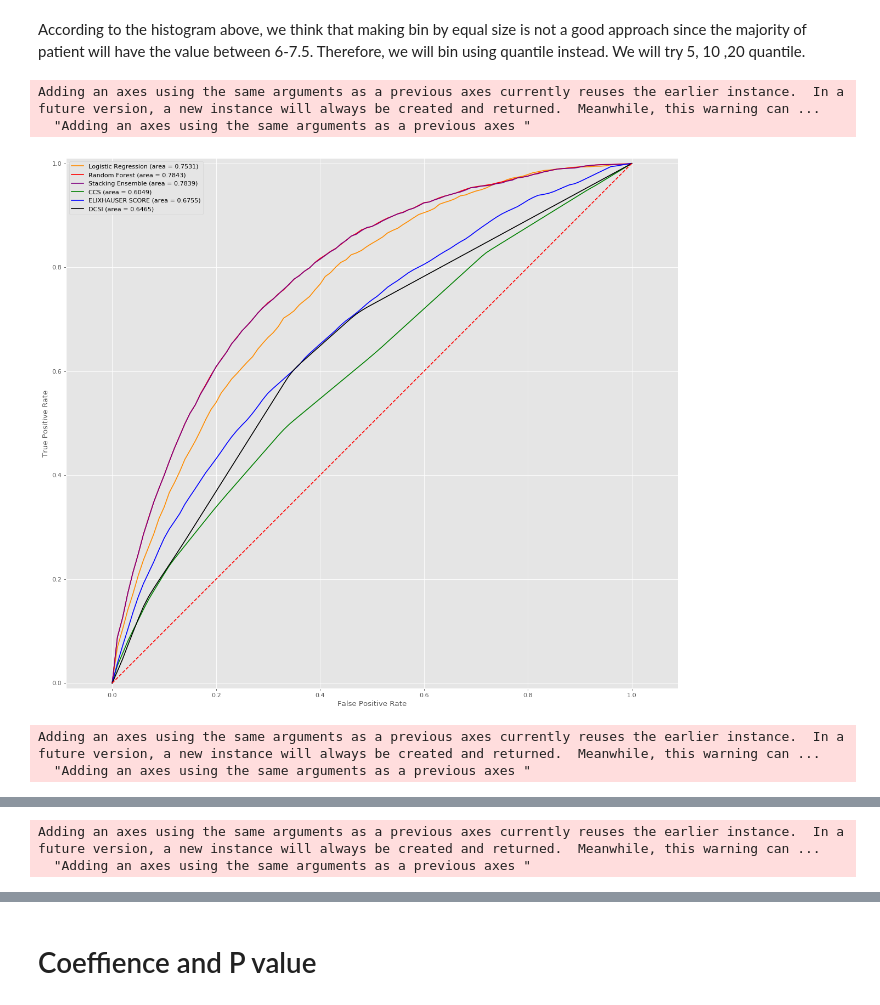
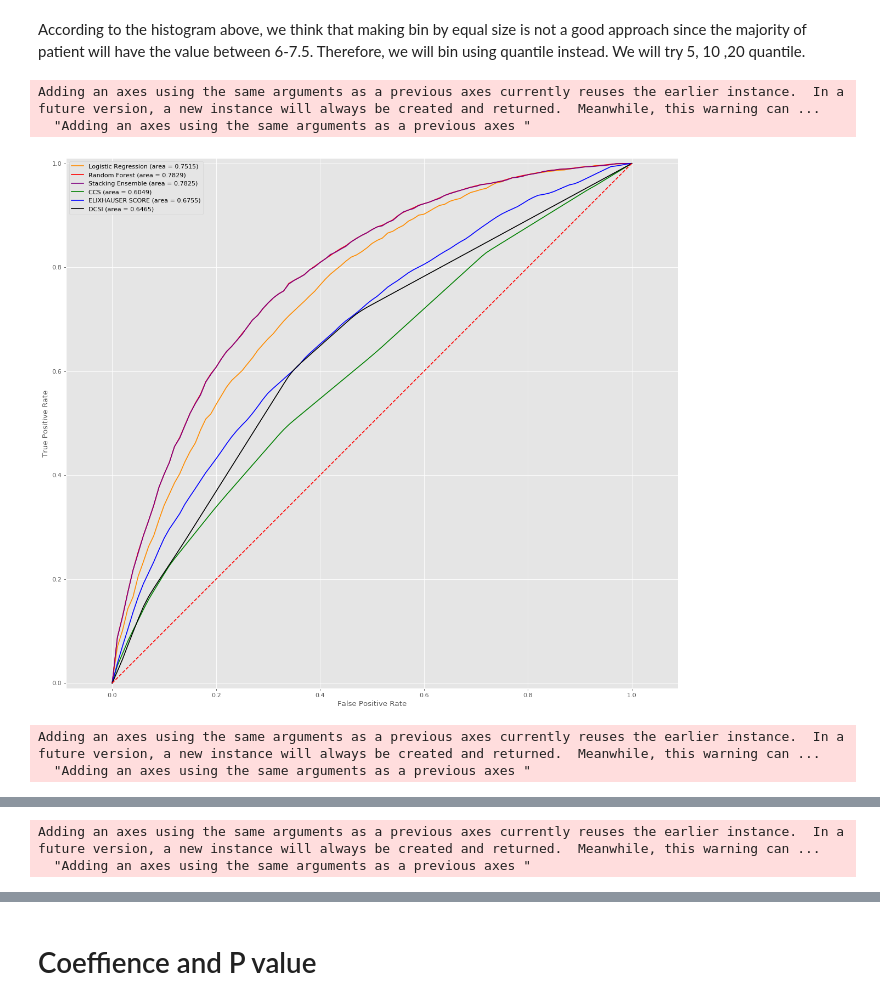
Before and after one commit to sl609/DataSci-HeathDuke, a Jupyter notebook: Final_Project_Draft1.ipynb, the cells around one changed output, grey strips where cells are left out. Drawn from its saved outputs; the diff is of its cells as text; code cells hidden in the pictures.

```diff
--- a/Final_Project_Draft1.ipynb
+++ b/Final_Project_Draft1.ipynb
@@ -1804,7 +1804,7 @@ According to the histogram above, we think that making bin by equal size is not
 # %%
 
 
-num_bins = [5,10,20];
+num_bins = [1,5,10,20];
 
 for nb in num_bins:
     random.seed(2020)
@@ -1959,34 +1959,34 @@ for nb in num_bins:
     roc_auc_dcsi  = auc(base_fpr, mean_tprs_dcsi)
 
 
     #std = tprs.std(axis=0)
 
     #tprs_upper = np.minimum(mean_tprs + std, 1)
     #tprs_lower = mean_tprs - std
 
     fig=plt.figure(figsize=(18, 16), dpi= 80, facecolor='w', edgecolor='k')
 
     plt.plot(base_fpr, mean_tprs_logistic, 'darkorange', label='Logistic Regression (area = %0.4f)' % roc_auc_logistic)
     plt.plot(base_fpr, mean_tprs_RF, 'r', label='Random Forest (area = %0.4f)' % roc_auc_RF)
     plt.plot(base_fpr, mean_tprs_stack, 'purple', label='Stacking Ensemble (area = %0.4f)' % roc_auc_stack)
 
     plt.plot(base_fpr, mean_tprs_ccs, 'g', label='CCS (area = %0.4f)' % roc_auc_ccs)
     plt.plot(base_fpr, mean_tprs_eli, 'b', label='ELIXHAUSER SCORE (area = %0.4f)' % roc_auc_eli)
     plt.plot(base_fpr, mean_tprs_dcsi, 'k', label='DCSI (area = %0.4f)' % roc_auc_dcsi)
     #plt.fill_between(base_fpr, tprs_lower, tprs_upper, color='grey', alpha=0.3)
 
     plt.plot([0, 1], [0, 1],'r--')
     plt.xlim([-0.01, 1.01])
     plt.ylim([-0.01, 1.01])
     plt.ylabel('True Positive Rate')
     plt.xlabel('False Positive Rate')
     plt.axes().set_aspect('equal', 'datalim')
     plt.legend()
     plt.show()
 # %% [output]
 Adding an axes using the same arguments as a previous axes currently reuses the earlier instance.  In a future version, a new instance will always be created and returned.  Meanwhile, this warning can ...
   "Adding an axes using the same arguments as a previous axes "
-[figure, old version]
+[figure, new version]
 Adding an axes using the same arguments as a previous axes currently reuses the earlier instance.  In a future version, a new instance will always be created and returned.  Meanwhile, this warning can ...
   "Adding an axes using the same arguments as a previous axes "
 [figure]
```
Also changed, not shown: parts of 2 cells of this notebook.
